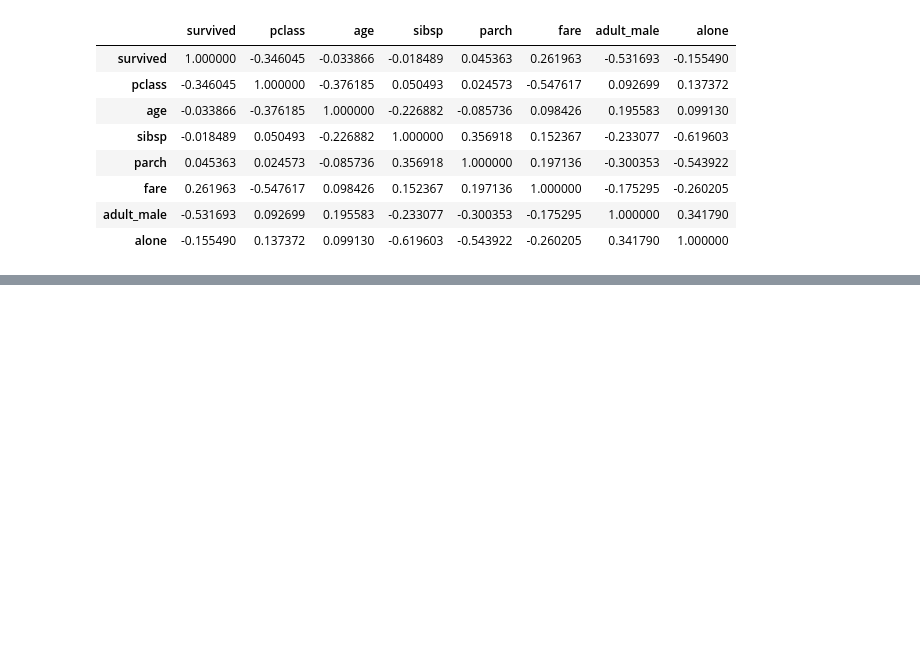
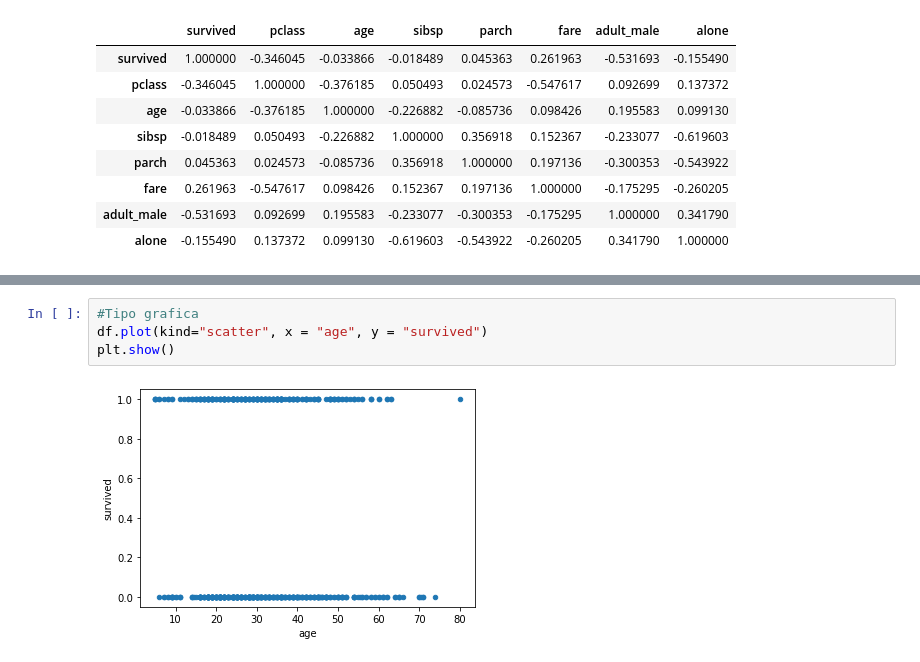
Before and after one commit to misaeladame/big-data, a Jupyter notebook: Jupyter/00_Inicio.ipynb, the cells around one changed output, grey strips where cells are left out. Drawn from its saved outputs; the diff is of its cells as text; blank space fills up the shorter version.

Commit message:
Graficas

```diff
--- a/Jupyter/00_Inicio.ipynb
+++ b/Jupyter/00_Inicio.ipynb
@@ -417,0 +424,6 @@ df.corr()
+# %%
+#Tipo grafica
+df.plot(kind="scatter", x = "age", y = "survived")
+plt.show()
+# %% [output]
+[figure, added]
```
Also changed, not shown: parts of 3 cells of this notebook.
